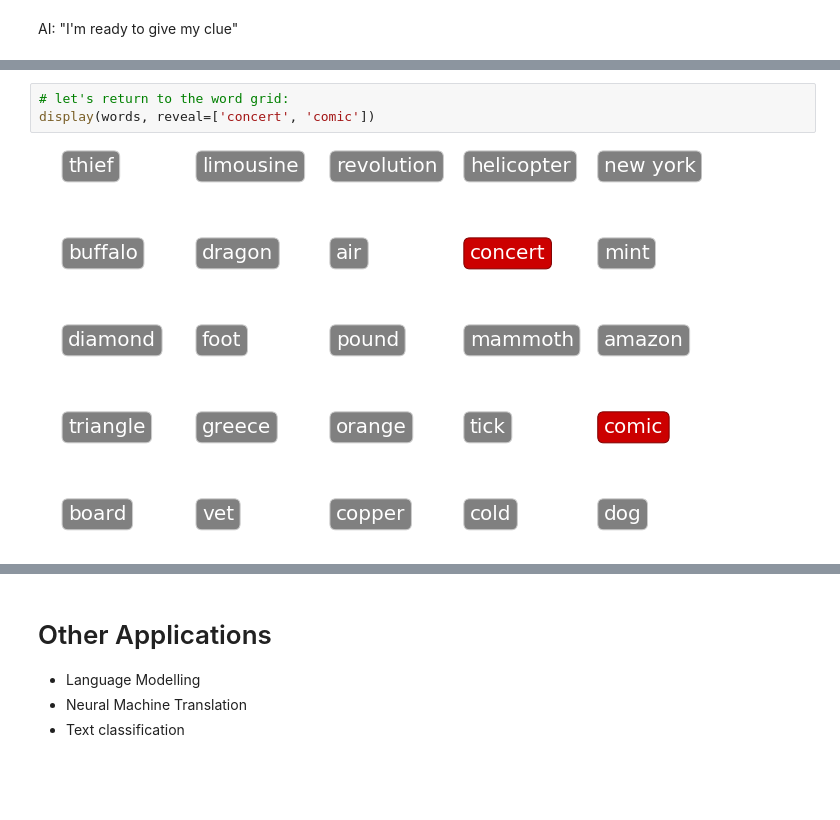
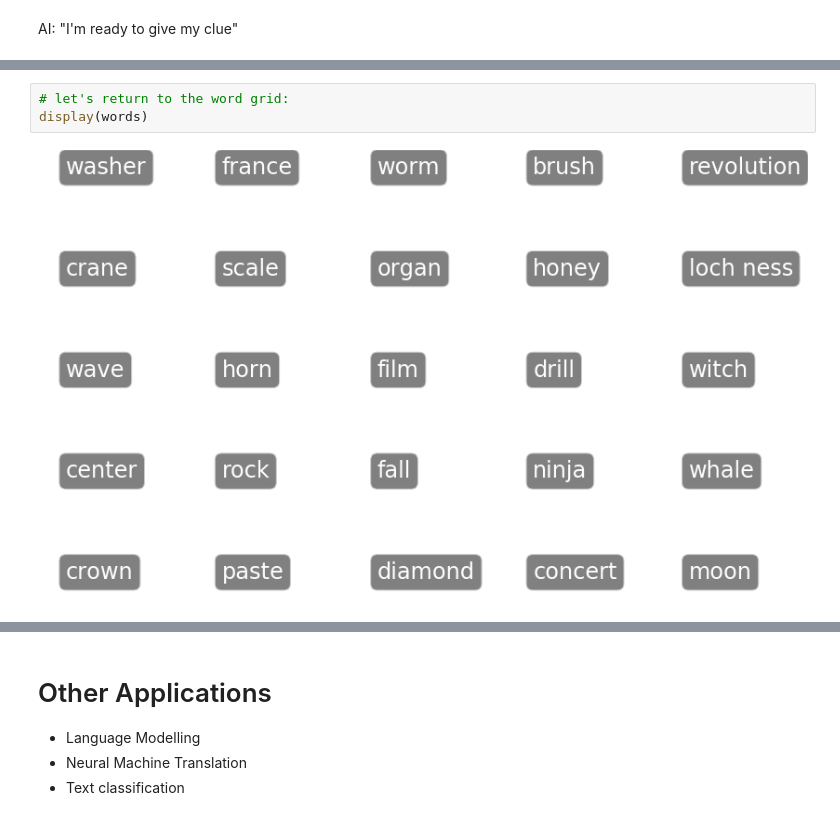
Before and after one commit to sojiadeshina/deep-learning-gluon-seattle, a Jupyter notebook: 12-GluonNLP-demo/word-embedding.ipynb, the cells around one changed output, grey strips where cells are left out. Cells and saved outputs as stored; diff of their text form; blank space fills up the shorter version.

Commit message:
update word embedding

```diff
--- a/12-GluonNLP-demo/word-embedding.ipynb
+++ b/12-GluonNLP-demo/word-embedding.ipynb
@@ -338,8 +353,8 @@ My clue is: featured for 2
 # %%
 # let's return to the word grid:
-display(words, reveal=['concert', 'comic'])
+display(words)
 # %% [output]
-[figure, old version]
+[figure, new version]
 # %%
 print(best)
 # %% [output]
```
Also changed, not shown: parts of 14 cells of this notebook.
